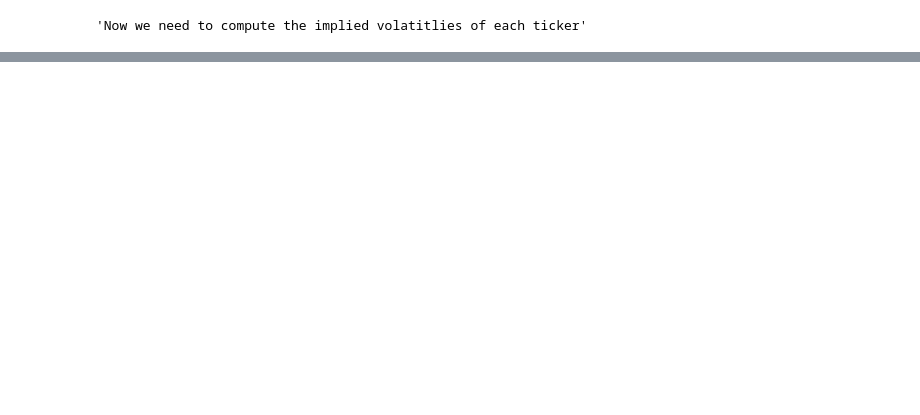
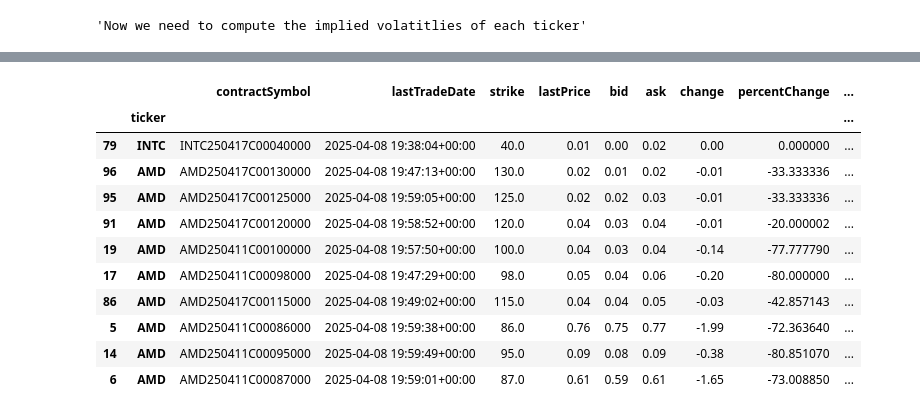
Before and after one commit to vepaan/Barclays-Option-Trading-Strategy, a Jupyter notebook: strat.ipynb, the cells around one changed output, grey strips where cells are left out. Saved outputs shown, nothing was run; the diff lists cells and outputs as text; code cells hidden in the pictures; blank space fills up the shorter version.

```diff
--- a/strat.ipynb
+++ b/strat.ipynb
@@ -566,0 +559,15 @@ portfolio_df
+# %%
+short_options
+# %% [output]
+|  |  | contractSymbol | lastTradeDate | strike | lastPrice | bid | ask | change | percentChange | ... |
+|  | ticker |  |  |  |  |  |  |  |  | ... |
+| 79 | INTC | INTC250417C00040000 | 2025-04-08 19:38:04+00:00 | 40.0 | 0.01 | 0.00 | 0.02 | 0.00 | 0.000000 | ... |
+| 96 | AMD | AMD250417C00130000 | 2025-04-08 19:47:13+00:00 | 130.0 | 0.02 | 0.01 | 0.02 | -0.01 | -33.333336 | ... |
+| 95 | AMD | AMD250417C00125000 | 2025-04-08 19:59:05+00:00 | 125.0 | 0.02 | 0.02 | 0.03 | -0.01 | -33.333336 | ... |
+| 91 | AMD | AMD250417C00120000 | 2025-04-08 19:58:52+00:00 | 120.0 | 0.04 | 0.03 | 0.04 | -0.01 | -20.000002 | ... |
+| 19 | AMD | AMD250411C00100000 | 2025-04-08 19:57:50+00:00 | 100.0 | 0.04 | 0.03 | 0.04 | -0.14 | -77.777790 | ... |
+| 17 | AMD | AMD250411C00098000 | 2025-04-08 19:47:29+00:00 | 98.0 | 0.05 | 0.04 | 0.06 | -0.20 | -80.000000 | ... |
+| 86 | AMD | AMD250417C00115000 | 2025-04-08 19:49:02+00:00 | 115.0 | 0.04 | 0.04 | 0.05 | -0.03 | -42.857143 | ... |
+| 5 | AMD | AMD250411C00086000 | 2025-04-08 19:59:38+00:00 | 86.0 | 0.76 | 0.75 | 0.77 | -1.99 | -72.363640 | ... |
+| 14 | AMD | AMD250411C00095000 | 2025-04-08 19:59:49+00:00 | 95.0 | 0.09 | 0.08 | 0.09 | -0.38 | -80.851070 | ... |
+| 6 | AMD | AMD250411C00087000 | 2025-04-08 19:59:01+00:00 | 87.0 | 0.61 | 0.59 | 0.61 | -1.65 | -73.008850 | ... |
```
Also changed, not shown: parts of 7 cells of this notebook.
